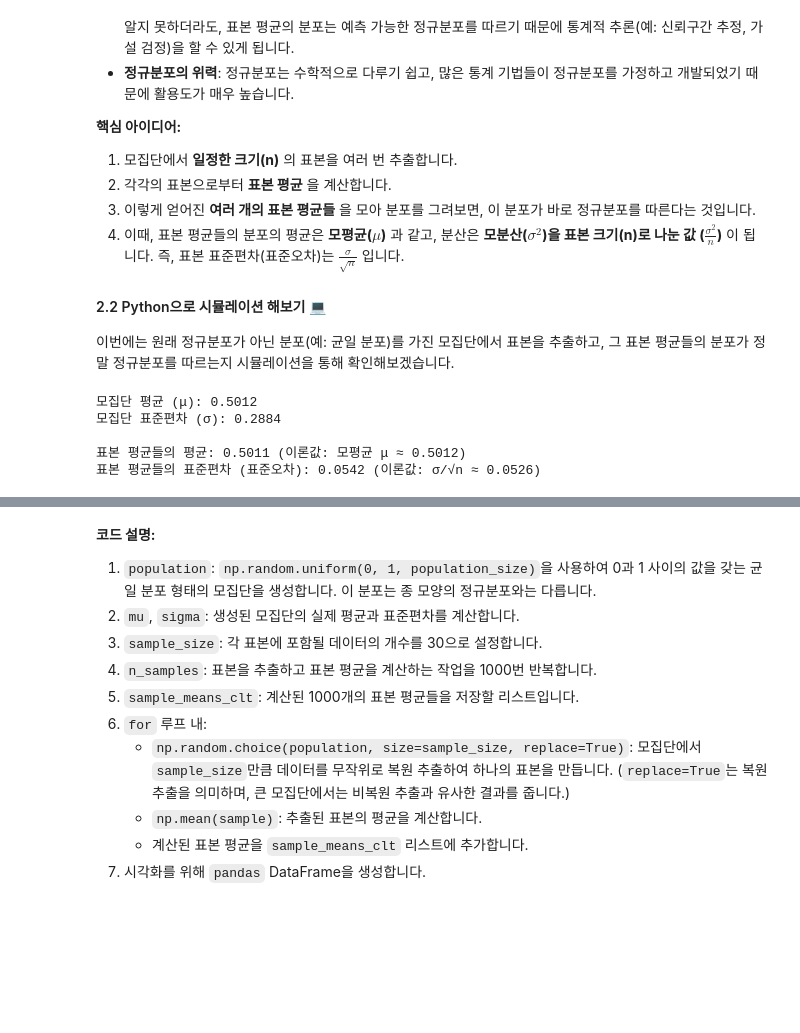
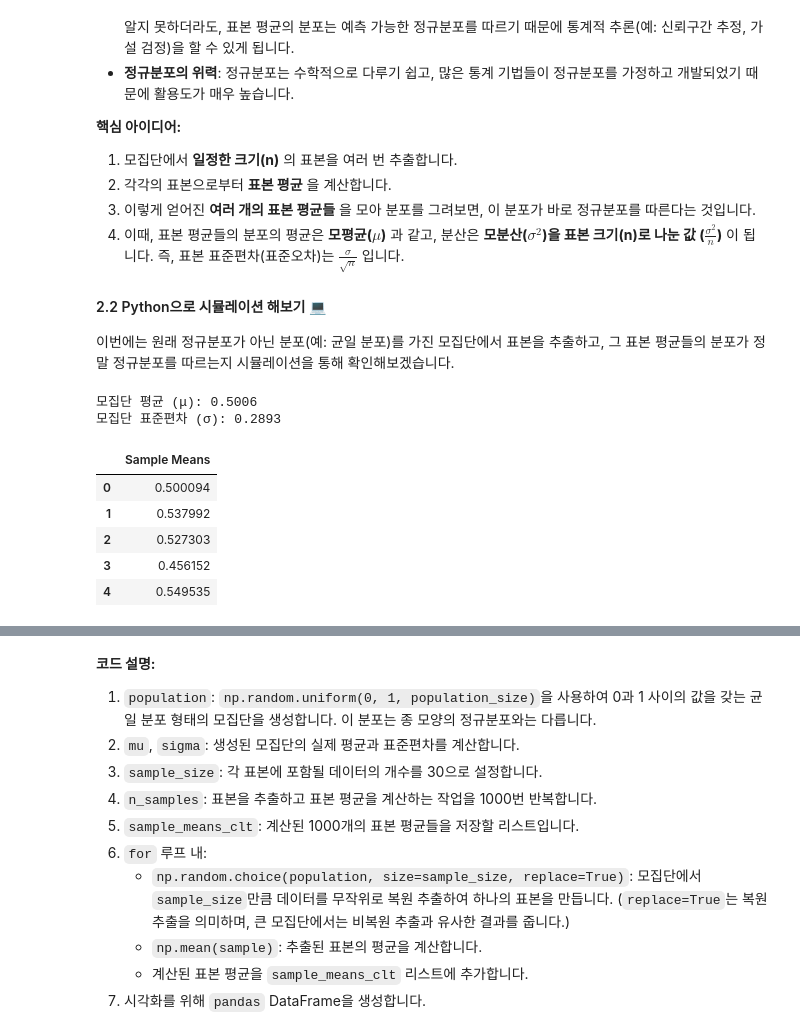
Before and after one commit to dandacompany/star_track_python, a Jupyter notebook: 0604/Python_Statistic_Analytics_Practice_Part4.ipynb, the cells around one changed output, grey strips where cells are left out. Drawn from its saved outputs; the diff is of its cells as text; code cells hidden in the pictures; blank space fills up the shorter version.

```diff
--- a/0604/Python_Statistic_Analytics_Practice_Part4.ipynb
+++ b/0604/Python_Statistic_Analytics_Practice_Part4.ipynb
@@ -117,46 +125,6 @@ sigma = np.std(population)
 
 print(f"모집단 평균 (μ): {mu:.4f}")
 print(f"모집단 표준편차 (σ): {sigma:.4f}\n")
-
-# 표본 크기 및 시뮬레이션 횟수
-sample_size = 30  # 각 표본의 크기 (CLT가 잘 작동하려면 보통 30 이상)
-n_samples = 1000  # 추출할 표본의 개수 (표본 평균을 몇 개 만들 것인가)
-
-# 표본 평균들을 저장할 리스트
-sample_means_clt = []
-
-# 여러 번 표본 추출 및 표본 평균 계산
-for _ in range(n_samples):
-    # 모집단에서 sample_size만큼 비복원 추출 (또는 복원 추출, 여기서는 복원 추출로 간주)
-    sample = np.random.choice(population, size=sample_size, replace=True)
-    sample_mean = np.mean(sample)
-    sample_means_clt.append(sample_mean)
-
-# 시각화를 위한 데이터프레임 생성
-df_clt = pd.DataFrame({'Sample Means': sample_means_clt})
-
-# Plotly Express를 사용하여 히스토그램 및 KDE(커널 밀도 추정) 플롯 생성
-fig_clt = px.histogram(df_clt, x='Sample Means', nbins=50,
-                       title=f'중심극한정리 시뮬레이션 (표본 크기 n={sample_size})',
-                       labels={'Sample Means': '표본 평균'},
-                       histnorm='probability density', # 정규화된 히스토그램 (밀도)
-                       marginal="rug") # 데이터 포인트 위치 표시
-
-# 표본 평균들의 평균과 표준편차 (이론값과 비교)
-mean_of_sample_means = np.mean(sample_means_clt)
-std_of_sample_means = np.std(sample_means_clt) # 이것이 바로 표준오차(Standard Error)
-
-print(f"표본 평균들의 평균: {mean_of_sample_means:.4f} (이론값: 모평균 μ ≈ {mu:.4f})")
-print(f"표본 평균들의 표준편차 (표준오차): {std_of_sample_means:.4f} (이론값: σ/√n ≈ {sigma/np.sqrt(sample_size):.4f})")
-
-fig_clt.show()
-
-# 추가: 모집단 분포도 함께 그려보기
-fig_population = px.histogram(x=population, nbins=100, title='원래 모집단 분포 (균일 분포)', histnorm='probability density')
-fig_population.show()
 # %% [output]
-모집단 평균 (μ): 0.5012
-모집단 표준편차 (σ): 0.2884
-
-표본 평균들의 평균: 0.5011 (이론값: 모평균 μ ≈ 0.5012)
-표본 평균들의 표준편차 (표준오차): 0.0542 (이론값: σ/√n ≈ 0.0526)
+모집단 평균 (μ): 0.5006
+모집단 표준편차 (σ): 0.2893
@@ -162,0 +136,25 @@ fig_population.show()
+# %%
+# 표본 크기 및 시뮬레이션 횟수
+sample_size = 30  # 각 표본의 크기 (CLT가 잘 작동하려면 보통 30 이상)
+n_samples = 1000  # 추출할 표본의 개수 (표본 평균을 몇 개 만들 것인가)
+
+# 표본 평균들을 저장할 리스트
+sample_means_clt = []
+
+# 여러 번 표본 추출 및 표본 평균 계산
+for _ in range(n_samples):
+    # 모집단에서 sample_size만큼 비복원 추출 (또는 복원 추출, 여기서는 복원 추출로 간주)
+    sample = np.random.choice(population, size=sample_size, replace=True)
+    sample_mean = np.mean(sample)
+    sample_means_clt.append(sample_mean)
+
+# 시각화를 위한 데이터프레임 생성
+df_clt = pd.DataFrame({'Sample Means': sample_means_clt})
+df_clt.head()
+# %% [output]
+|  | Sample Means |
+| 0 | 0.500094 |
+| 1 | 0.537992 |
+| 2 | 0.527303 |
+| 3 | 0.456152 |
+| 4 | 0.549535 |
```
Also changed, not shown: parts of 5 cells of this notebook, 6 other files.
